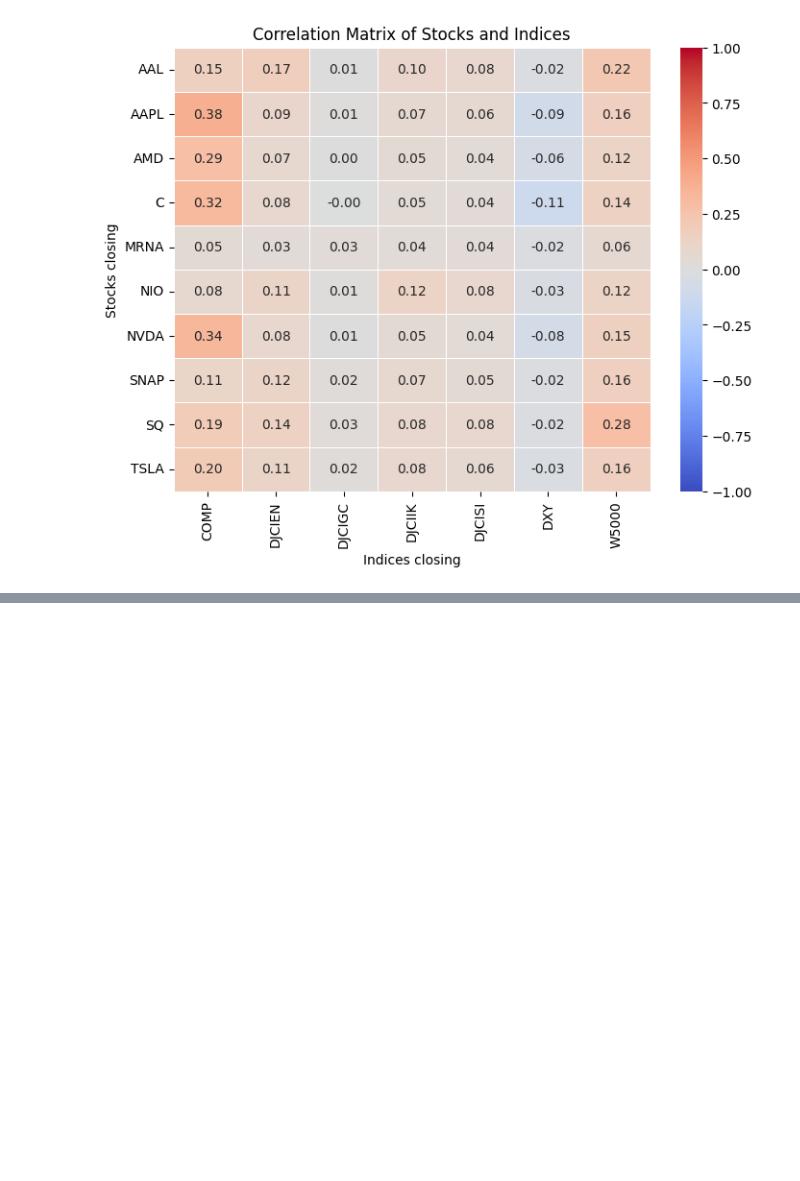
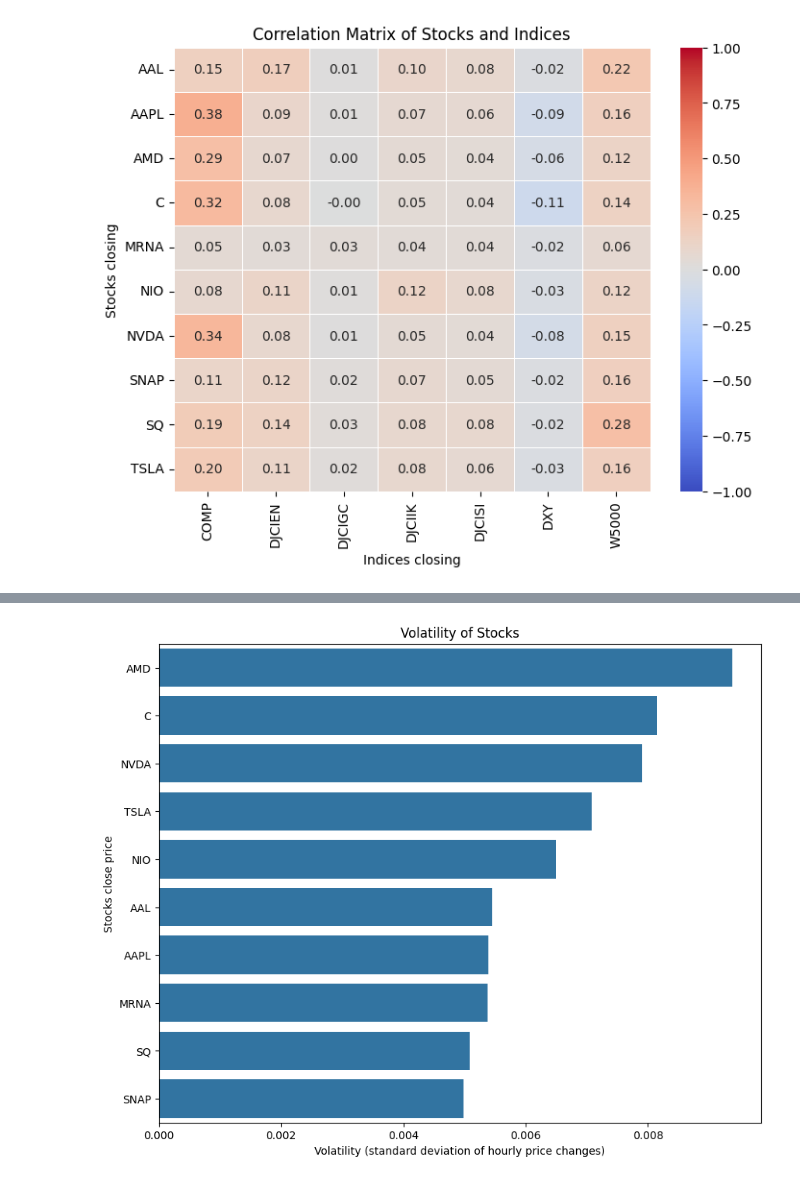
Before and after one commit to Djauschan/Deep_Learning_Projekt_FH_Wedel, a Jupyter notebook: transformer/src_transformers/preprocessing/data_analysis.ipynb, the cells around one changed output, grey strips where cells are left out. Cells and saved outputs as stored; diff of their text form; code cells hidden in the pictures; blank space fills up the shorter version.

```diff
--- a/transformer/src_transformers/preprocessing/data_analysis.ipynb
+++ b/transformer/src_transformers/preprocessing/data_analysis.ipynb
@@ -128,0 +139,16 @@ plt.show()
+# %%
+df_modified = df.iloc[:, 1:11]
+
+volatilitaet = df_modified.std()
+
+volatilitaet_sorted = volatilitaet.sort_values(ascending=False)
+
+
+plt.figure(figsize=(10, 8))
+sns.barplot(x=volatilitaet_sorted.values, y=volatilitaet_sorted.index)
+plt.xlabel('Volatility (standard deviation of hourly price changes)')
+plt.ylabel('Stocks close price')
+plt.title('Volatility of Stocks')
+plt.show()
+# %% [output]
+[figure, added]
```
Also changed, not shown: parts of 7 cells of this notebook.
